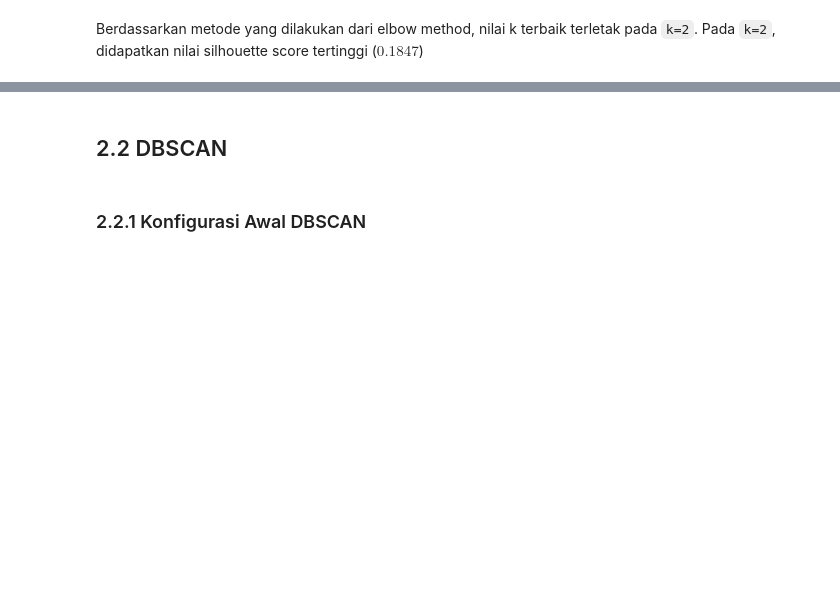
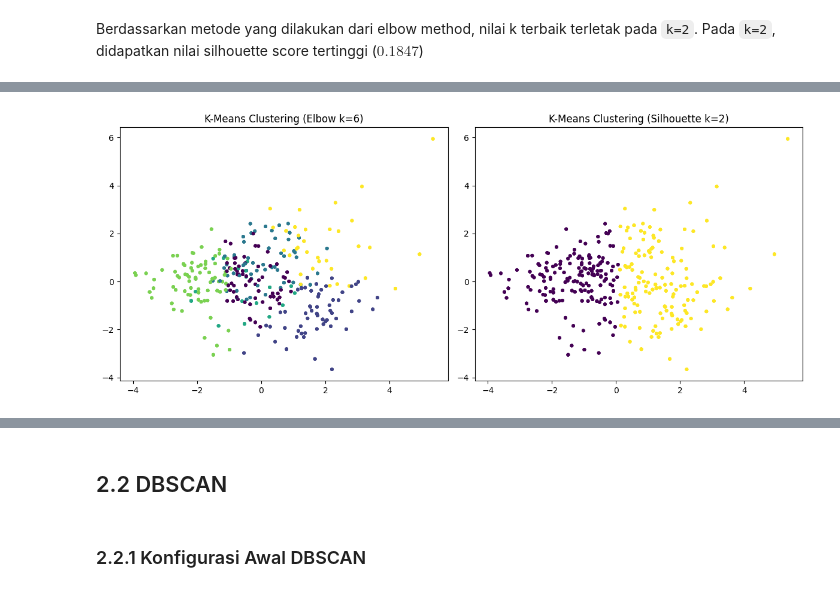
Before and after one commit to FarrelAD/Sinau-Mesin, a Jupyter notebook: notebooks/07-uts/idn-notebook.ipynb, the cells around one changed output, grey strips where cells are left out. Saved outputs shown, nothing was run; the diff lists cells and outputs as text; code cells hidden in the pictures; blank space fills up the shorter version.

```diff
--- a/notebooks/07-uts/idn-notebook.ipynb
+++ b/notebooks/07-uts/idn-notebook.ipynb
@@ -370,0 +389,15 @@ plt.show()
+# %%
+# k from Elbow
+k_elbow = 6
+kmeans_elbow = KMeans(n_clusters=k_elbow, random_state=RANDOM_SEED)
+kmeans_labels_elbow = kmeans_elbow.fit_predict(X)
+sil_elbow = silhouette_score(X, kmeans_labels_elbow)
+
+# k from Silhouette
+k_sil = 2
+kmeans_sil = KMeans(n_clusters=k_sil, random_state=RANDOM_SEED)
+kmeans_labels_sil = kmeans_sil.fit_predict(X)
+sil_sil = silhouette_score(X, kmeans_labels_sil)
+
+print(f"Elbow k={k_elbow}, Silhouette={sil_elbow:.3f}")
+print(f"Silhouette k={k_sil}, Silhouette={sil_sil:.3f}")
@@ -370,0 +411,30 @@ plt.show()
+# %%
+pca = PCA(n_components=2)
+reduced = pca.fit_transform(X)
+
+fig, axes = plt.subplots(1, 2, figsize=(12, 5))
+
+# Plot Elbow k
+axes[0].scatter(
+    reduced[:, 0],
+    reduced[:, 1],
+    c=kmeans_labels_elbow,
+    cmap='viridis',
+    s=10  # size of points
+)
+axes[0].set_title(f"K-Means Clustering (Elbow k={k_elbow})")
+
+# Plot Silhouette k
+axes[1].scatter(
+    reduced[:, 0],
+    reduced[:, 1],
+    c=kmeans_labels_sil,
+    cmap='viridis',
+    s=10
+)
+axes[1].set_title(f"K-Means Clustering (Silhouette k={k_sil})")
+
+plt.tight_layout()
+plt.show()
+# %% [output]
+[figure, added]
```
Also changed, not shown: parts of 27 cells of this notebook.
